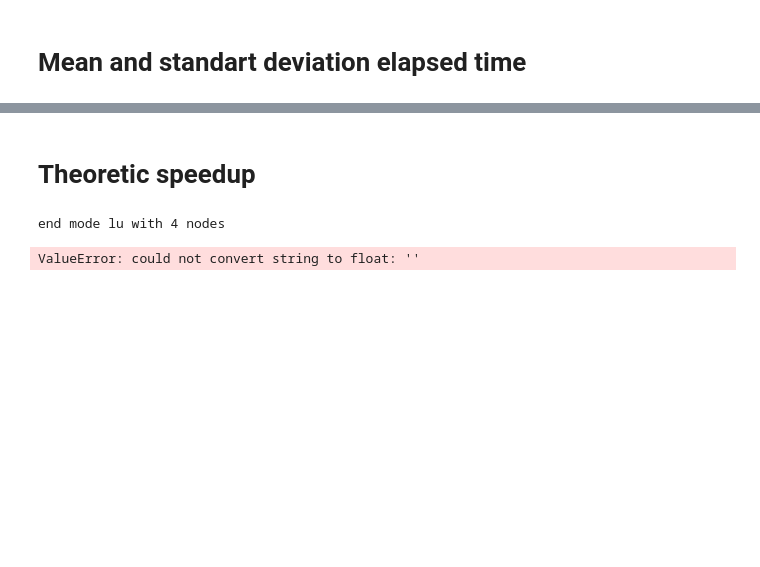
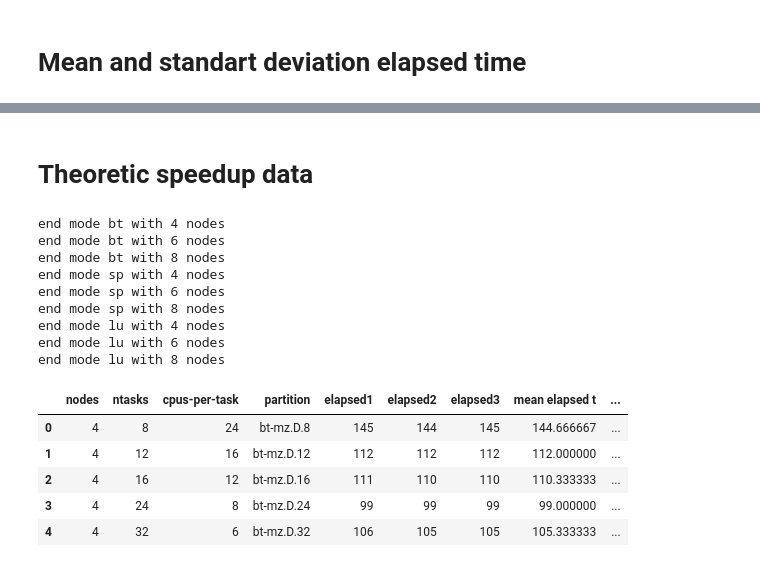
Before and after one commit to 0J0P0/High-Performance-Computing-Project, a Jupyter notebook: plot.ipynb, the cells around one changed output, grey strips where cells are left out. Cells and saved outputs as stored; diff of their text form; code cells hidden in the pictures; blank space fills up the shorter version.

```diff
--- a/plot.ipynb
+++ b/plot.ipynb
@@ -111,7 +116,7 @@ lu.head()
 | 3 | 6 | 12 | 24 | lu-mz.D.12 | 1099 | 1107 | 1117 | 1107.666667 | ... |
 | 4 | 8 | 16 | 24 | lu-mz.D.16 | 77 | 76 | 76 | 76.333333 | ... |
 # %% [markdown]
-# Theoretic speedup
+# Theoretic speedup data
 # %%
 def get_speed_up(mode):
     it = []; speed_up = []
@@ -156,9 +161,34 @@ def get_speed_up(mode):
     return it, speed_up
 # %%
 # get the speed up for each mode
-# it_bt, speed_up_bt = get_speed_up('bt')
-# it_sp, speed_up_sp = get_speed_up('sp')
+it_bt, speed_up_bt = get_speed_up('bt')
+it_sp, speed_up_sp = get_speed_up('sp')
 it_lu, speed_up_lu = get_speed_up('lu')
 # %% [output]
+end mode bt with 4 nodes
+end mode bt with 6 nodes
+end mode bt with 8 nodes
+end mode sp with 4 nodes
+end mode sp with 6 nodes
+end mode sp with 8 nodes
 end mode lu with 4 nodes
+end mode lu with 6 nodes
+end mode lu with 8 nodes
-ValueError: could not convert string to float: ''
+# %%
+# append the speed up to the dataframes
+bt['theoretical speedup'] = speed_up_bt
+sp['theoretical speedup'] = speed_up_sp
+lu['theoretical speedup'] = speed_up_lu
+# append the iterations to the dataframes
+bt['iterations'] = it_bt
+sp['iterations'] = it_sp
+lu['iterations'] = it_lu
+# %%
+bt.head()
+# %% [output]
+|  | nodes | ntasks | cpus-per-task | partition | elapsed1 | elapsed2 | elapsed3 | mean elapsed t | ... |
+| 0 | 4 | 8 | 24 | bt-mz.D.8 | 145 | 144 | 145 | 144.666667 | ... |
+| 1 | 4 | 12 | 16 | bt-mz.D.12 | 112 | 112 | 112 | 112.000000 | ... |
+| 2 | 4 | 16 | 12 | bt-mz.D.16 | 111 | 110 | 110 | 110.333333 | ... |
+| 3 | 4 | 24 | 8 | bt-mz.D.24 | 99 | 99 | 99 | 99.000000 | ... |
+| 4 | 4 | 32 | 6 | bt-mz.D.32 | 106 | 105 | 105 | 105.333333 | ... |
```
Also changed, not shown: parts of 59 cells of this notebook, 7 other files.
